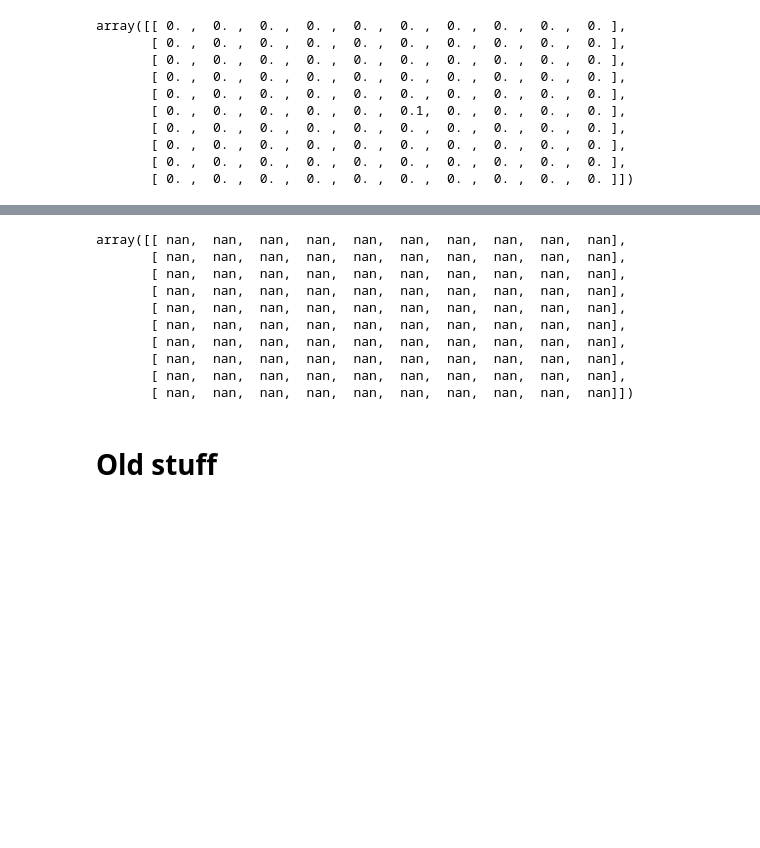
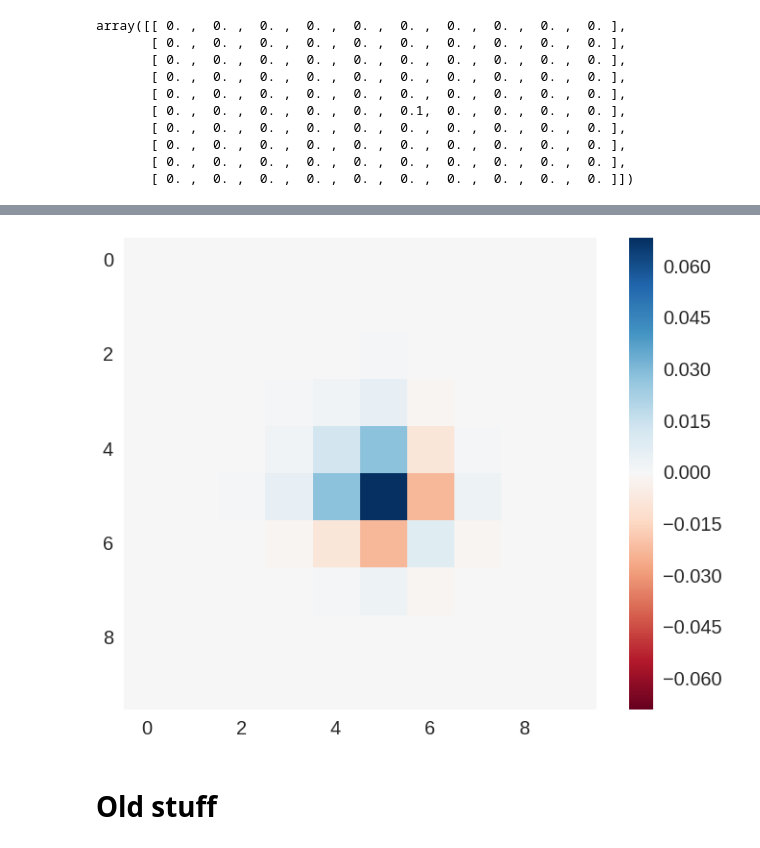
Before and after one commit to btweinstein/AC274, a Jupyter notebook: docs/2d_adr_implementation.ipynb, the cells around one changed output, grey strips where cells are left out. Saved outputs shown, nothing was run; the diff lists cells and outputs as text; code cells hidden in the pictures; blank space fills up the shorter version.

```diff
--- a/docs/2d_adr_implementation.ipynb
+++ b/docs/2d_adr_implementation.ipynb
@@ -94,16 +87,8 @@ array([[ 0. ,  0. ,  0. ,  0. ,  0. ,  0. ,  0. ,  0. ,  0. ,  0. ],
-# %%
-solution[:, :, ]
-# %% [output]
-array([[ nan,  nan,  nan,  nan,  nan,  nan,  nan,  nan,  nan,  nan],
-       [ nan,  nan,  nan,  nan,  nan,  nan,  nan,  nan,  nan,  nan],
-       [ nan,  nan,  nan,  nan,  nan,  nan,  nan,  nan,  nan,  nan],
-       [ nan,  nan,  nan,  nan,  nan,  nan,  nan,  nan,  nan,  nan],
-       [ nan,  nan,  nan,  nan,  nan,  nan,  nan,  nan,  nan,  nan],
-       [ nan,  nan,  nan,  nan,  nan,  nan,  nan,  nan,  nan,  nan],
-       [ nan,  nan,  nan,  nan,  nan,  nan,  nan,  nan,  nan,  nan],
-       [ nan,  nan,  nan,  nan,  nan,  nan,  nan,  nan,  nan,  nan],
-       [ nan,  nan,  nan,  nan,  nan,  nan,  nan,  nan,  nan,  nan],
-       [ nan,  nan,  nan,  nan,  nan,  nan,  nan,  nan,  nan,  nan]])
+# %%
+ski.io.imshow(solution[:, :, 7])
+plt.grid(False)
+# %% [output]
+[figure, added]
 # %% [markdown]
 # Old stuff
 # %% [markdown]
```
Also changed, not shown: parts of 15 cells of this notebook, 1 other file.
